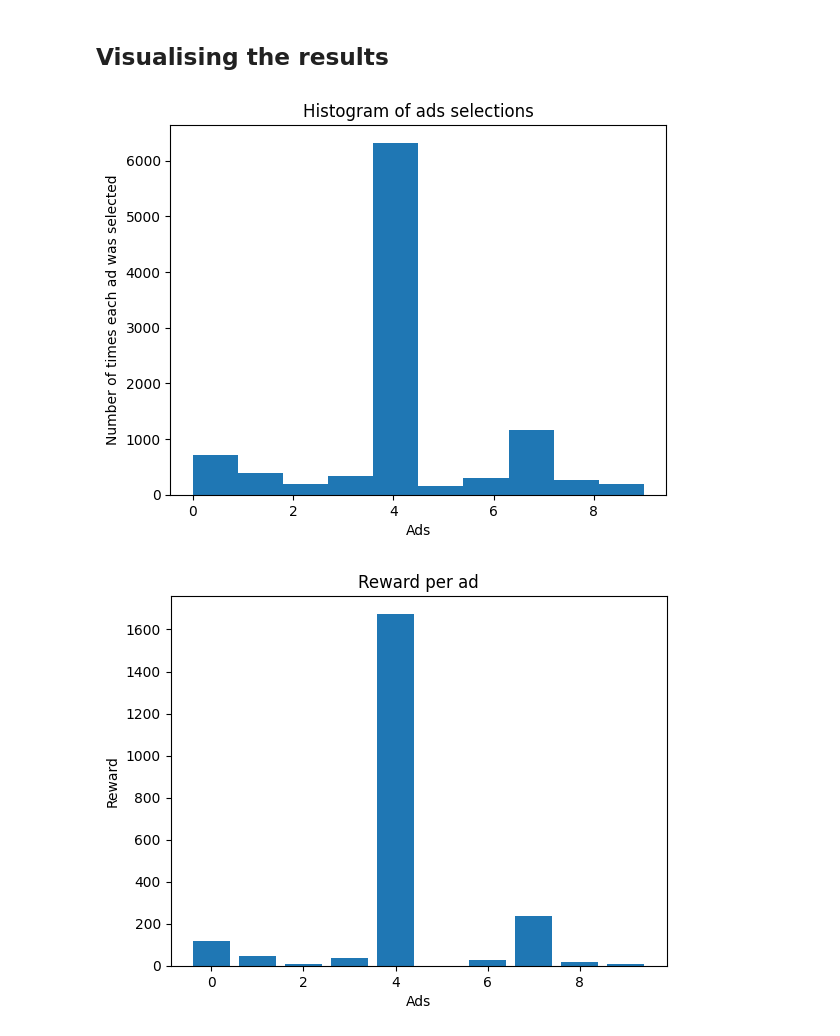
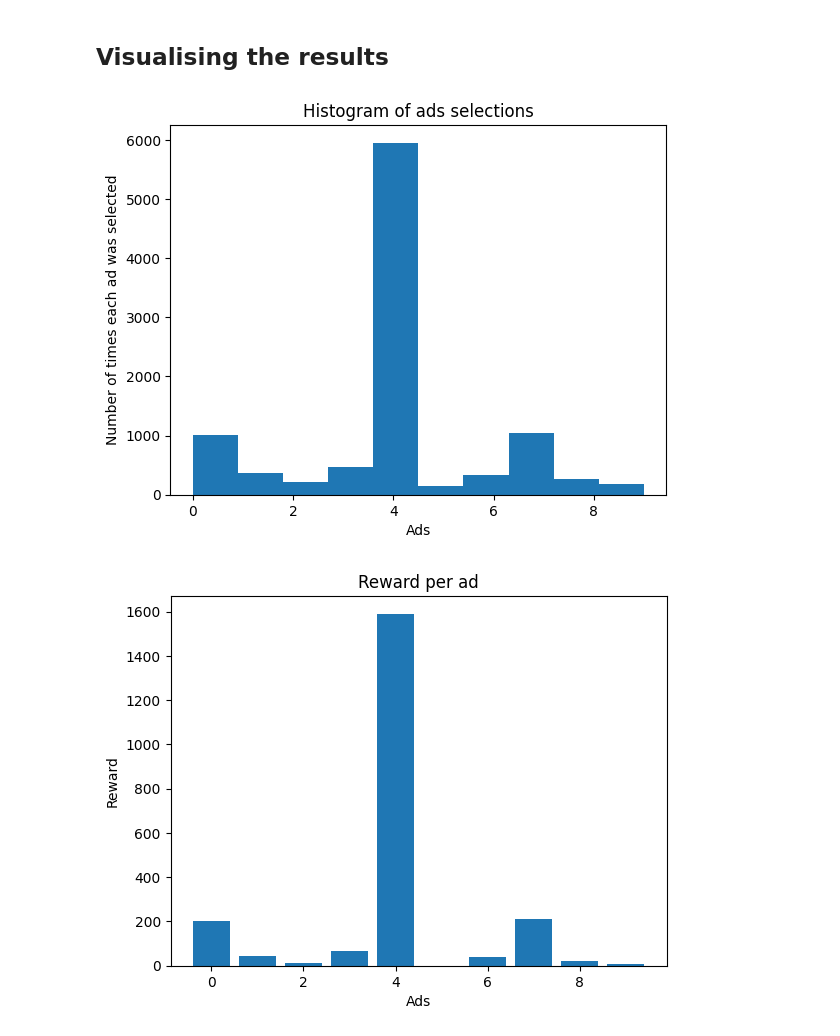
Before and after one commit to AriBlumstein/Machine_Learning_BootCamp, a Jupyter notebook: Part 6 - Reinforcement Learning/Section 32 - Upper Confidence Bound (UCB)/Python/upper_confidence_bound.ipynb, the cells around one changed output. Saved outputs shown, nothing was run; the diff lists cells and outputs as text; code cells hidden in the pictures.

Commit message:
optimize simularion by by only recalculating upperbound when needed

```diff
--- a/Part 6 - Reinforcement Learning/Section 32 - Upper Confidence Bound (UCB)/Python/upper_confidence_bound.ipynb
+++ b/Part 6 - Reinforcement Learning/Section 32 - Upper Confidence Bound (UCB)/Python/upper_confidence_bound.ipynb
@@ -21,6 +21,25 @@ from numpy.typing import ArrayLike
 from typing import Optional
 
 upper_confidence_bound_results = namedtuple('upper_confidence_bound_results', ['ads_selected','results_per_ad'])
+
+
+def calculate_upper_bound(total_reward: int, times_selected: int, current_time: int) -> float:
+    """
+    Calculate the upper bound for the UCB algorithm.
+    Args:
+        total_reward (int): total reward of the ad
+        times_selected (int): number of times the ad was selected
+
+    Returns:
+        float: upper bound value
+    """
+    if times_selected == 0:
+        raise ValueError("times_selected cannot be zero")
+
+    average_reward = total_reward / times_selected
+    delta_i = math.sqrt(3/2 * math.log(current_time) / times_selected)
+    return average_reward + delta_i
+
 
 
 def UCB(data: ArrayLike, beginning_upper_bound: float = 1E400, random_state: Optional[int] = 42)-> upper_confidence_bound_results:
@@ -46,26 +65,16 @@ def UCB(data: ArrayLike, beginning_upper_bound: float = 1E400, random_state: Opt
 
     # dictionary to store information about the ads, for values, first index is number of times selcted, second index is total reward
     ads_info = {i: [0,0] for i in range(NUM_ADS)}
+    ads_upper_bound = {i: beginning_upper_bound for i in range(NUM_ADS)}
+
 
     for n in range(1, NUM_ROWS + 1):
-        max_upperbound_ad = random.randint(0, NUM_ADS - 1) # random ad to start with
-        max_upperbound = 0
+        current_add = max(ads_upper_bound, key=ads_upper_bound.get)
+        ads_selected.append(current_add)
+        ads_info[current_add][0] += 1
+        ads_info[current_add][1] += data[n-1, current_add]
+        ads_upper_bound[current_add] = calculate_upper_bound(ads_info[current_add][1], ads_info[current_add][0], n)
 
-        for i in range(NUM_ADS):
-            if ads_info[i][0] > 0:
-                average_reward = ads_info[i][1] / ads_info[i][0]
-                delta_i = math.sqrt((3/2) * math.log(n) / ads_info[i][0])
-                upper_bound = average_reward + delta_i
-            else:
-                upper_bound = beginning_upper_bound
-            if upper_bound > max_upperbound:
-                max_upperbound = upper_bound
-                max_upperbound_ad = i
-
-        ads_info[max_upperbound_ad][0] += 1
-        ads_info[max_upperbound_ad][1] += data[n - 1, max_upperbound_ad] #n - 1 for the n - 1 row
-
-        ads_selected.append(max_upperbound_ad)
 
     return upper_confidence_bound_results(ads_selected, ads_info)
 # %%
@@ -74,14 +83,13 @@ ads_selected = results.ads_selected
 # %% [markdown]
 ## Visualising the results
 # %%
-ads_selected = results.ads_selected
 plt.hist(ads_selected)
 plt.title('Histogram of ads selections')
 plt.xlabel('Ads')
 plt.ylabel('Number of times each ad was selected')
 plt.show()
 # %% [output]
-[figure, old version]
+[figure, new version]
 # %%
 results_dict = results.results_per_ad
 reward_per_add = list(map(lambda x: x[1], results_dict.values()))
@@ -92,4 +100,4 @@ plt.xlabel('Ads')
 plt.ylabel('Reward')
 plt.show()
 # %% [output]
-[figure, old version]
+[figure, new version]
```
